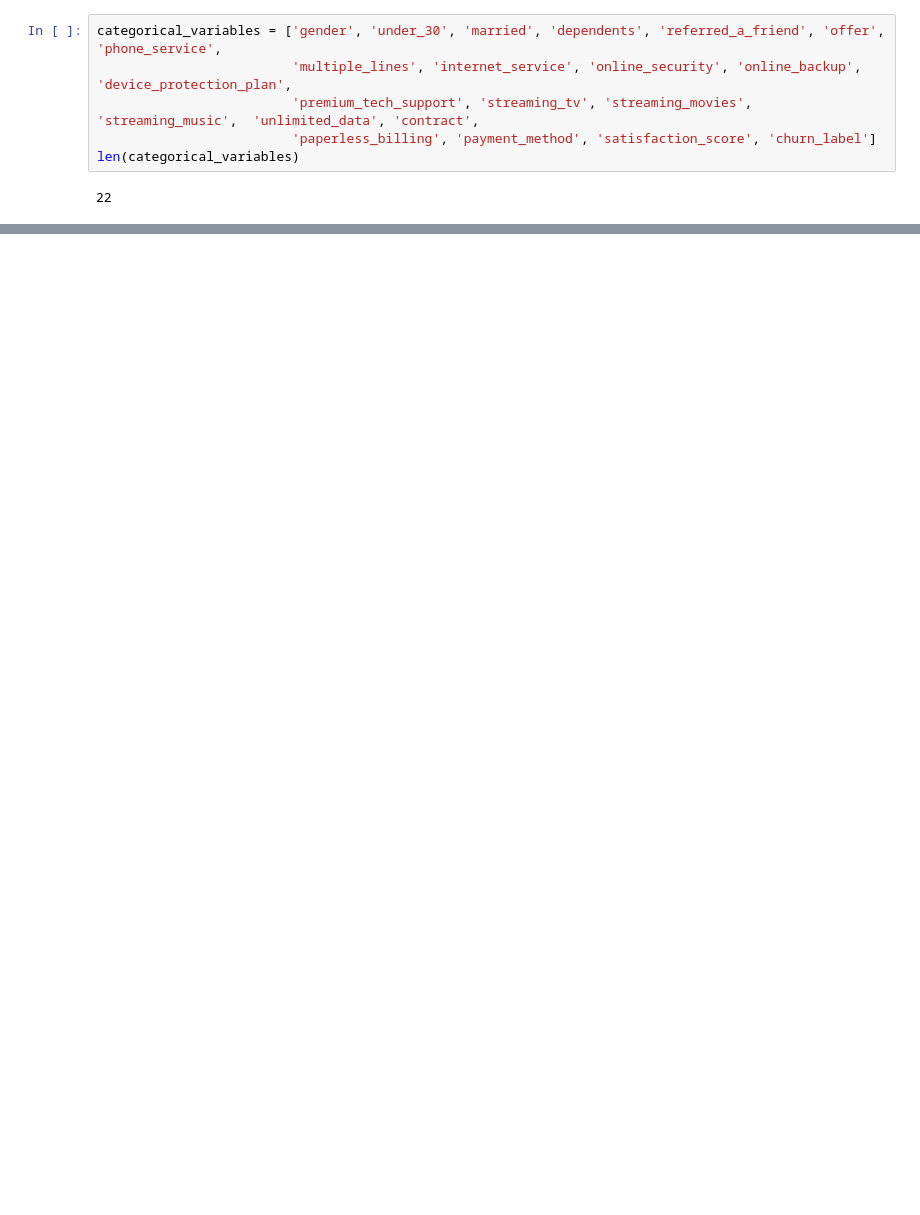
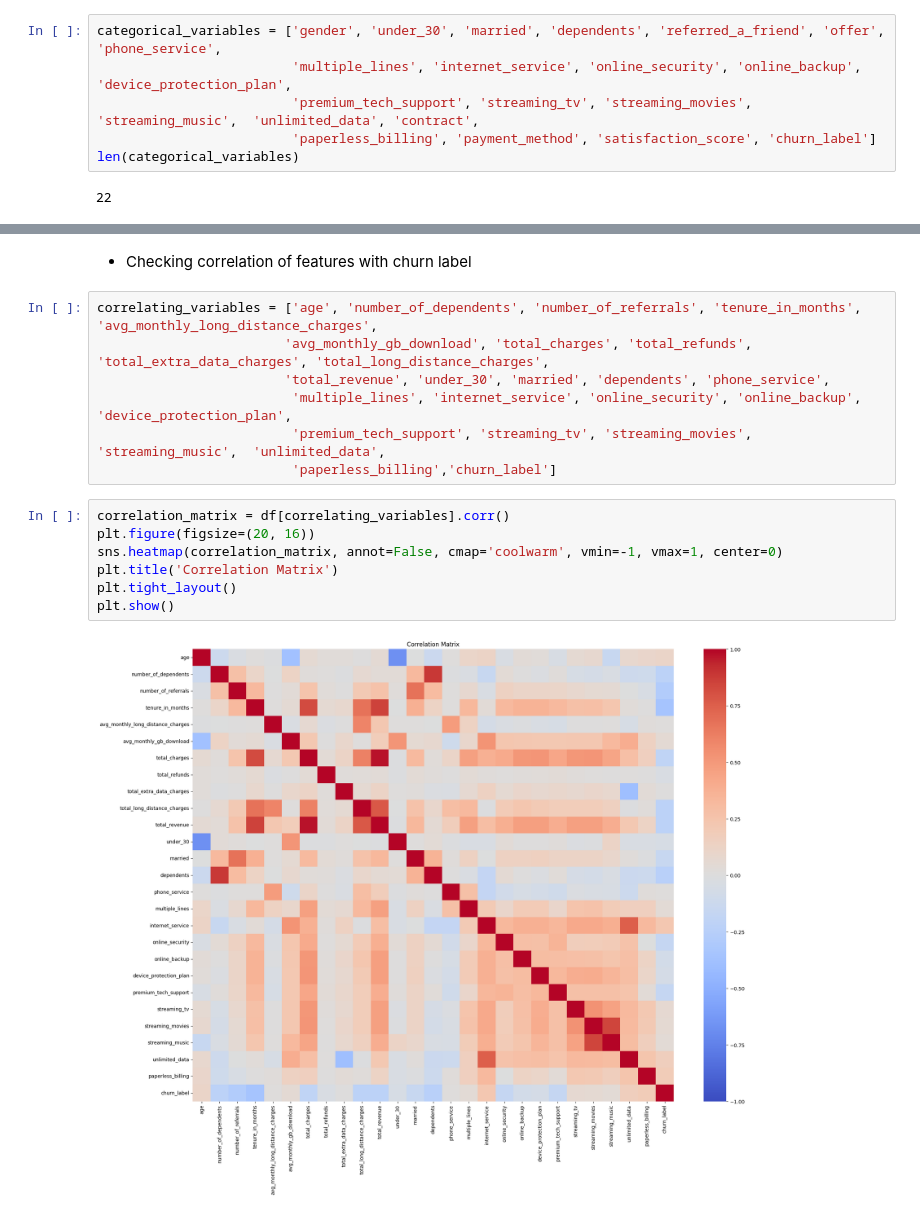
Before and after one commit to MahendraC17/Causal-AI---Customer-Churn, a Jupyter notebook: causal_analysis_using_psm.ipynb, the cells around one changed output, grey strips where cells are left out. Drawn from its saved outputs; the diff is of its cells as text; blank space fills up the shorter version.

```diff
--- a/causal_analysis_using_psm.ipynb
+++ b/causal_analysis_using_psm.ipynb
@@ -197,0 +191,18 @@ num_variables = []
+# %% [markdown]
+- Checking correlation of features with churn label
+# %%
+correlating_variables = ['age', 'number_of_dependents', 'number_of_referrals', 'tenure_in_months', 'avg_monthly_long_distance_charges',
+                        'avg_monthly_gb_download', 'total_charges', 'total_refunds', 'total_extra_data_charges', 'total_long_distance_charges',
+                        'total_revenue', 'under_30', 'married', 'dependents', 'phone_service',
+                         'multiple_lines', 'internet_service', 'online_security', 'online_backup', 'device_protection_plan',
+                         'premium_tech_support', 'streaming_tv', 'streaming_movies', 'streaming_music',	'unlimited_data',
+                         'paperless_billing','churn_label']
+# %%
+correlation_matrix = df[correlating_variables].corr()
+plt.figure(figsize=(20, 16))
+sns.heatmap(correlation_matrix, annot=False, cmap='coolwarm', vmin=-1, vmax=1, center=0)
+plt.title('Correlation Matrix')
+plt.tight_layout()
+plt.show()
+# %% [output]
+[figure, added]
```
Also changed, not shown: parts of 53 cells of this notebook.
